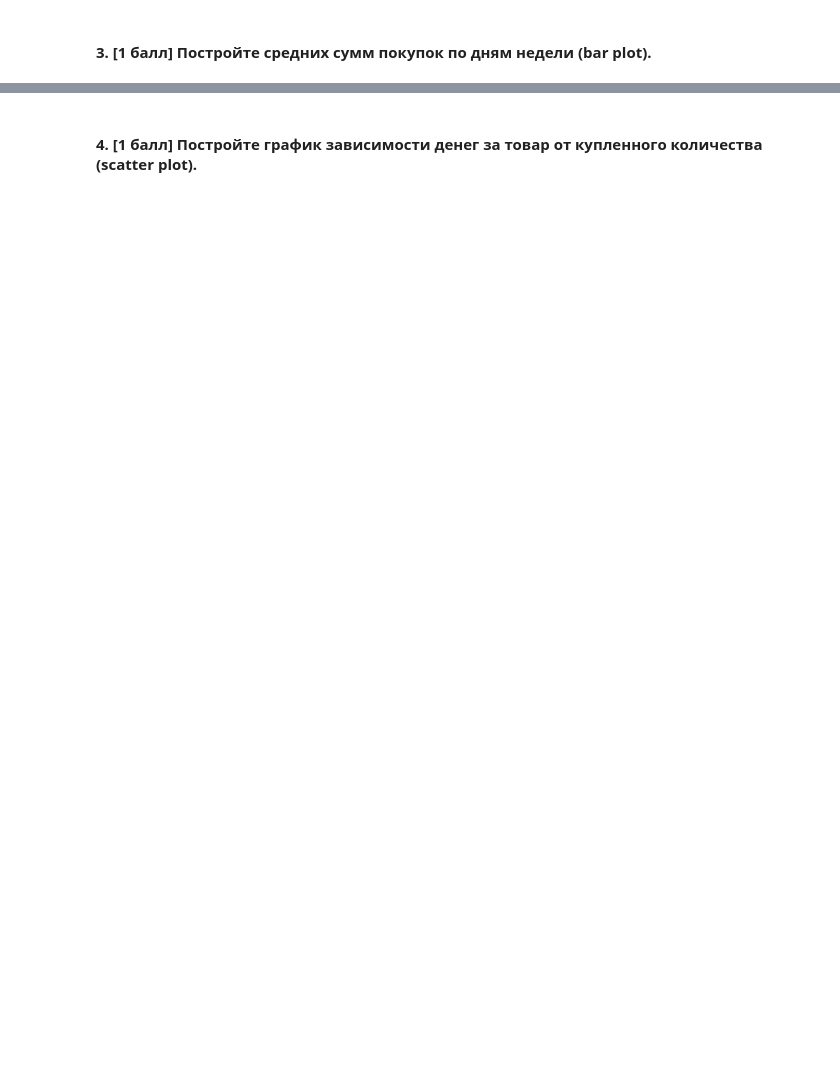
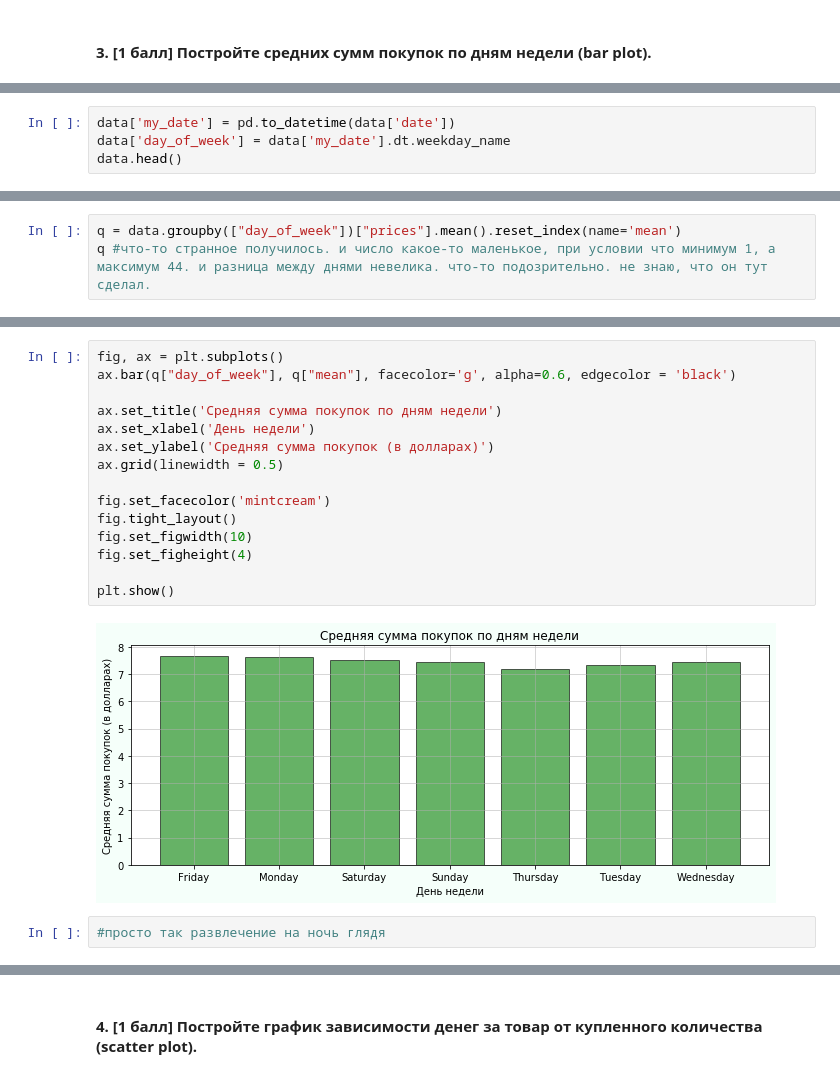
Before and after one commit to hse-mlearn/ha-01-natakolesnik, a Jupyter notebook: homework-practice-01.ipynb, the cells around one changed output, grey strips where cells are left out. Drawn from its saved outputs; the diff is of its cells as text; blank space fills up the shorter version.

```diff
--- a/homework-practice-01.ipynb
+++ b/homework-practice-01.ipynb
@@ -447,0 +474,4 @@ df['date'] = df.order_id.map(dates['date'])
+# %%
+data['my_date'] = pd.to_datetime(data['date'])
+data['day_of_week'] = data['my_date'].dt.weekday_name
+data.head()
@@ -447,0 +485,3 @@ df['date'] = df.order_id.map(dates['date'])
+# %%
+q = data.groupby(["day_of_week"])["prices"].mean().reset_index(name='mean')
+q #что-то странное получилось. и число какое-то маленькое, при условии что минимум 1, а максимум 44. и разница между днями невелика. что-то подозрительно. не знаю, что он тут сделал.
@@ -447,0 +497,19 @@ df['date'] = df.order_id.map(dates['date'])
+# %%
+fig, ax = plt.subplots()
+ax.bar(q["day_of_week"], q["mean"], facecolor='g', alpha=0.6, edgecolor = 'black')
+
+ax.set_title('Средняя сумма покупок по дням недели')
+ax.set_xlabel('День недели')
+ax.set_ylabel('Средняя сумма покупок (в долларах)')
+ax.grid(linewidth = 0.5)
+
+fig.set_facecolor('mintcream')
+fig.tight_layout()
+fig.set_figwidth(10)
+fig.set_figheight(4)
+
+plt.show()
+# %% [output]
+[figure, added]
+# %%
+#просто так развлечение на ночь глядя
```
Also changed, not shown: parts of 34 cells of this notebook.
